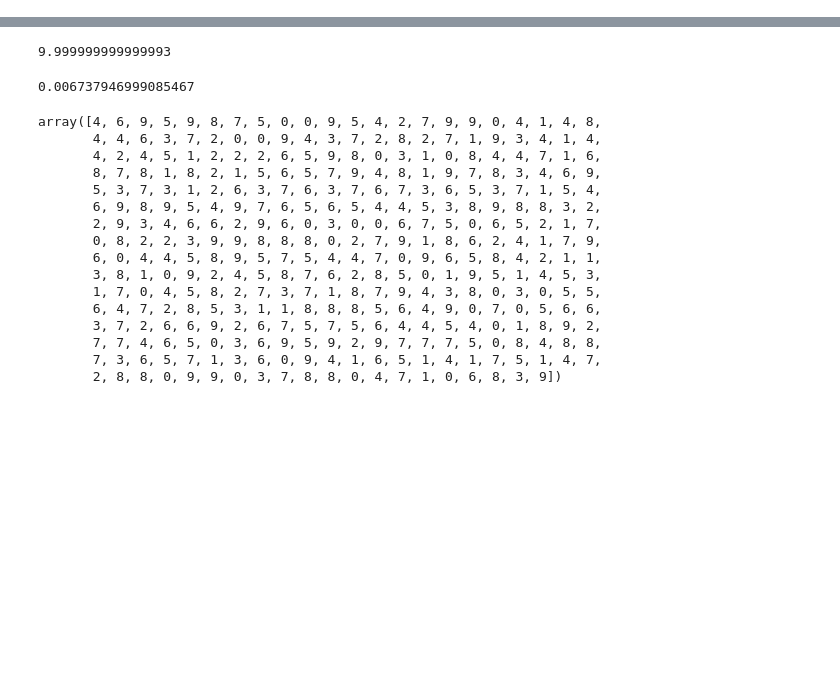
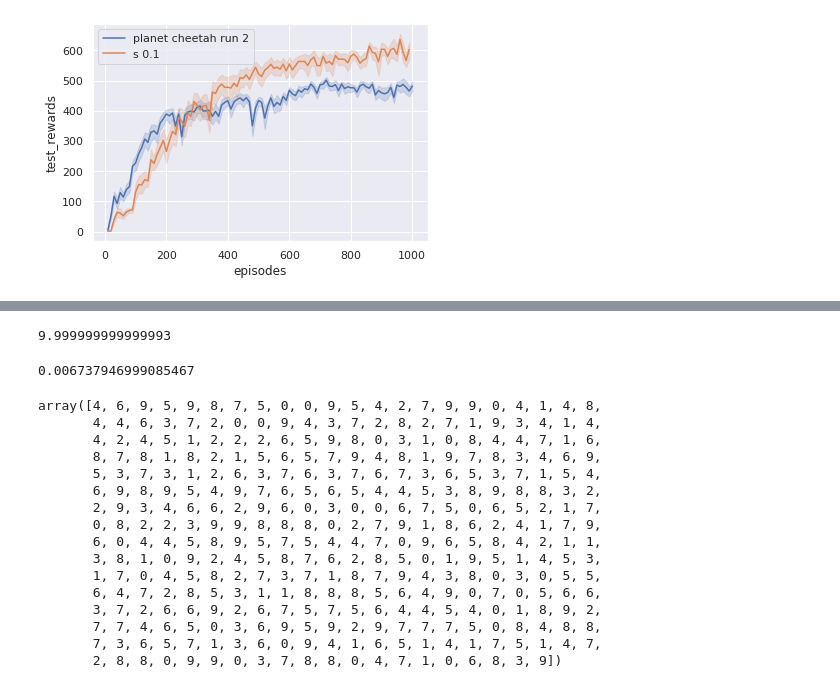
Before and after one commit to amini2nt/mb_rainbow, a Jupyter notebook: Plots.ipynb, the cells around one changed output, grey strips where cells are left out. Drawn from its saved outputs; the diff is of its cells as text; code cells hidden in the pictures; blank space fills up the shorter version.

```diff
--- a/Plots.ipynb
+++ b/Plots.ipynb
@@ -58,0 +337,49 @@ def plot_test_rewards(flocs, names):
+# %%
+#cheetah 2
+
+flocs = []
+names = []
+
+#flocs.append("/mnt/data/mamini/planet/cluster_planet/planet_cheetah")
+#names.append("planet cheetah run")
+
+flocs.append("/mnt/data/mamini/planet/beluga/planet_cheetah_ar2")
+names.append("planet cheetah run 2")
+
+
+#flocs.append("/mnt/data/sarath/code/amini/mb_rainbow/cluster/cheetah2/cheetah2_kappa_0.1")
+#names.append("k 0.1")
+
+
+#flocs.append("/mnt/data/sarath/code/amini/mb_rainbow/cluster/cheetah2/cheetah2_kappa_0.3")
+#names.append("k 0.3")
+
+
+#flocs.append("/mnt/data/sarath/code/amini/mb_rainbow/cluster/cheetah2/cheetah2_kappa_0.5")
+#names.append("k 0.5")
+
+
+#flocs.append("/mnt/data/sarath/code/amini/mb_rainbow/cluster/cheetah2/cheetah2_kappa_0.7")
+#names.append("k 0.7")
+
+
+#flocs.append("/mnt/data/sarath/code/amini/mb_rainbow/cluster/cheetah2/cheetah2_kappa_0.9")
+#names.append("k 0.9")
+
+#flocs.append("/mnt/data/sarath/code/amini/mb_rainbow/cluster/cheetah2/cheetah2_sigma_0.5")
+#names.append("s 0.5")
+
+#flocs.append("/mnt/data/sarath/code/amini/mb_rainbow/cluster/cheetah2/cheetah2_sigma_0.25")
+#names.append("s 0.25")
+
+flocs.append("/mnt/data/sarath/code/amini/mb_rainbow/cluster/cheetah2/cheetah2_sigma_0.1")
+names.append("s 0.1")
+
+#flocs.append("/mnt/data/sarath/code/amini/mb_rainbow/cluster/cheetah2/cheetah2_sigma_0.01")
+#names.append("s 0.01")
+
+
+
+plot_test_rewards_5(flocs, names)
+# %% [output]
+[figure, added]
```
Also changed, not shown: parts of 12 cells of this notebook.
